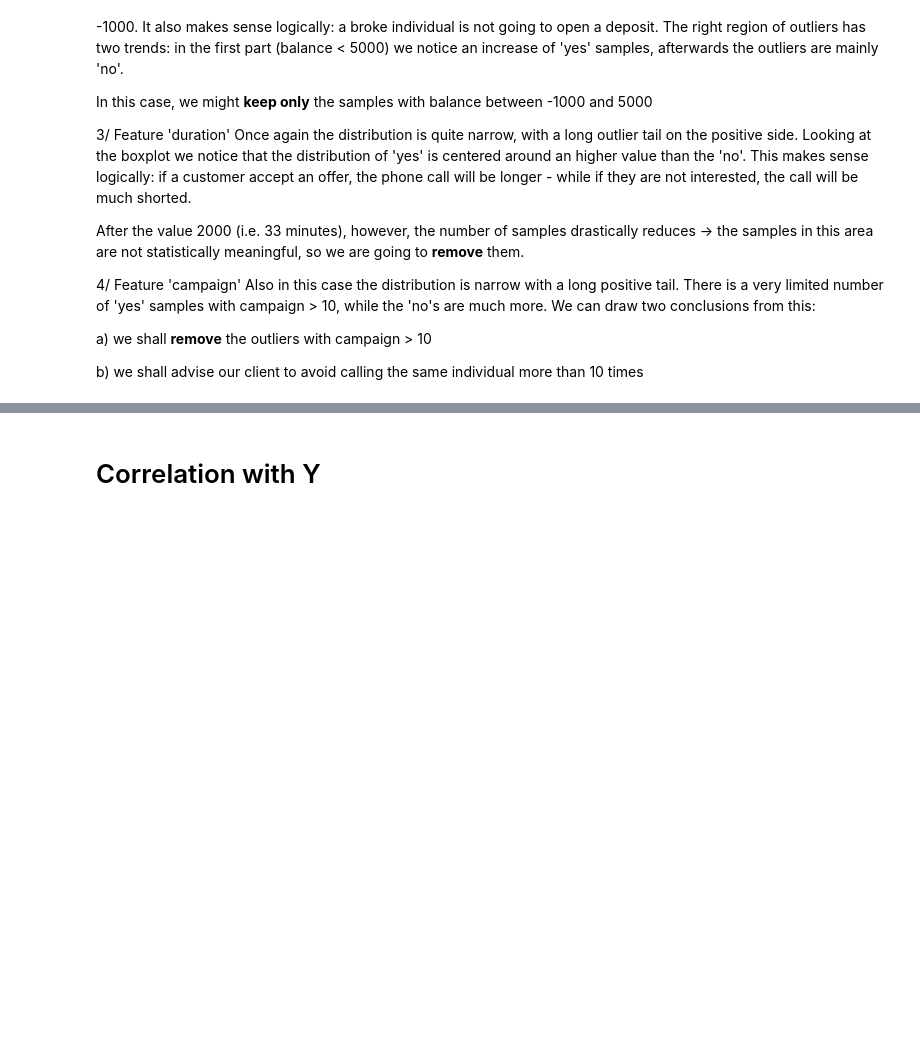
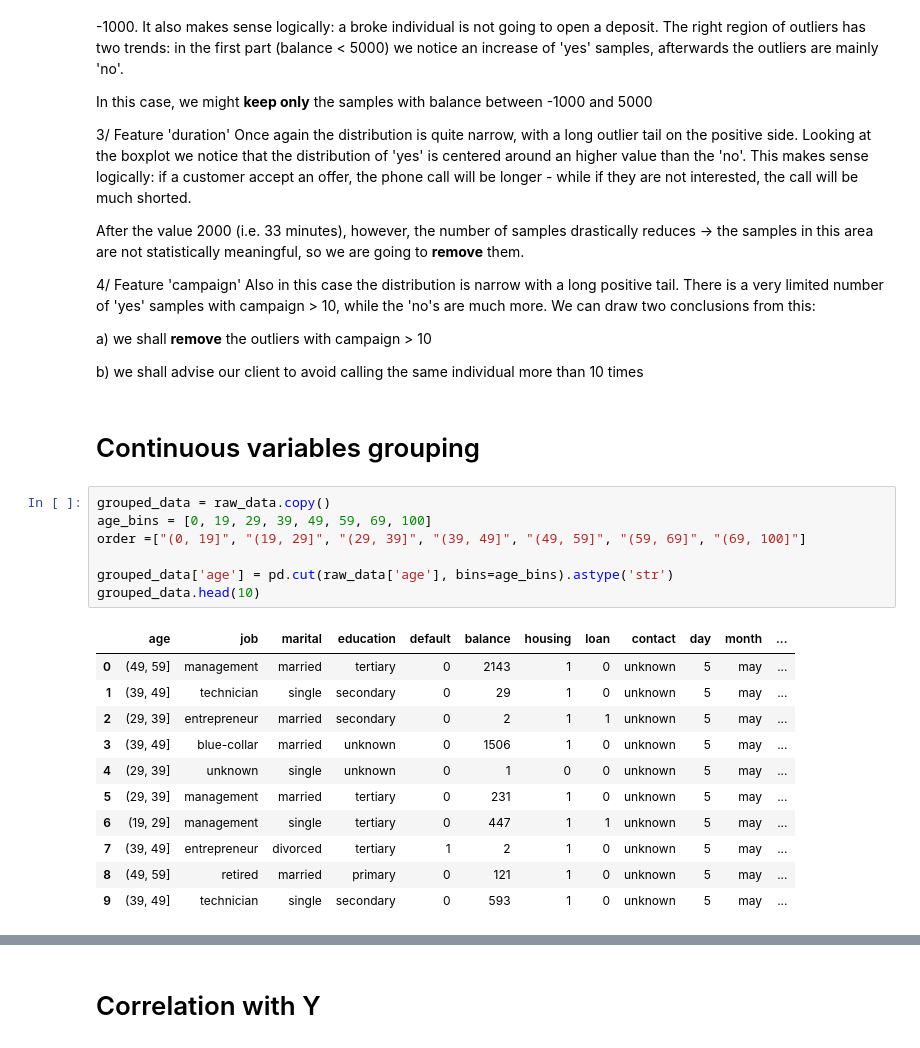
Before and after one commit to Ilvecho/Term-Deposit-Marketing, a Jupyter notebook: P2_notebook.ipynb, the cells around one changed output, grey strips where cells are left out. Drawn from its saved outputs; the diff is of its cells as text; blank space fills up the shorter version.

Commit message:
Grouping - WIP

```diff
--- a/P2_notebook.ipynb
+++ b/P2_notebook.ipynb
@@ -215,3 +215,24 @@ There is a very limited number of 'yes' samples with campaign > 10, while the 'n
 a) we shall **remove** the outliers with campaign > 10
 
 b) we shall advise our client to avoid calling the same individual more than 10 times
+# %% [markdown]
+# Continuous variables grouping
+# %%
+grouped_data = raw_data.copy()
+age_bins = [0, 19, 29, 39, 49, 59, 69, 100]
+order =["(0, 19]", "(19, 29]", "(29, 39]", "(39, 49]", "(49, 59]", "(59, 69]", "(69, 100]"]
+
+grouped_data['age'] = pd.cut(raw_data['age'], bins=age_bins).astype('str')
+grouped_data.head(10)
+# %% [output]
+|  | age | job | marital | education | default | balance | housing | loan | contact | day | month | ... |
+| 0 | (49, 59] | management | married | tertiary | 0 | 2143 | 1 | 0 | unknown | 5 | may | ... |
+| 1 | (39, 49] | technician | single | secondary | 0 | 29 | 1 | 0 | unknown | 5 | may | ... |
+| 2 | (29, 39] | entrepreneur | married | secondary | 0 | 2 | 1 | 1 | unknown | 5 | may | ... |
+| 3 | (39, 49] | blue-collar | married | unknown | 0 | 1506 | 1 | 0 | unknown | 5 | may | ... |
+| 4 | (29, 39] | unknown | single | unknown | 0 | 1 | 0 | 0 | unknown | 5 | may | ... |
+| 5 | (29, 39] | management | married | tertiary | 0 | 231 | 1 | 0 | unknown | 5 | may | ... |
+| 6 | (19, 29] | management | single | tertiary | 0 | 447 | 1 | 1 | unknown | 5 | may | ... |
+| 7 | (39, 49] | entrepreneur | divorced | tertiary | 1 | 2 | 1 | 0 | unknown | 5 | may | ... |
+| 8 | (49, 59] | retired | married | primary | 0 | 121 | 1 | 0 | unknown | 5 | may | ... |
+| 9 | (39, 49] | technician | single | secondary | 0 | 593 | 1 | 0 | unknown | 5 | may | ... |
```
Also changed, not shown: parts of 9 cells of this notebook.
